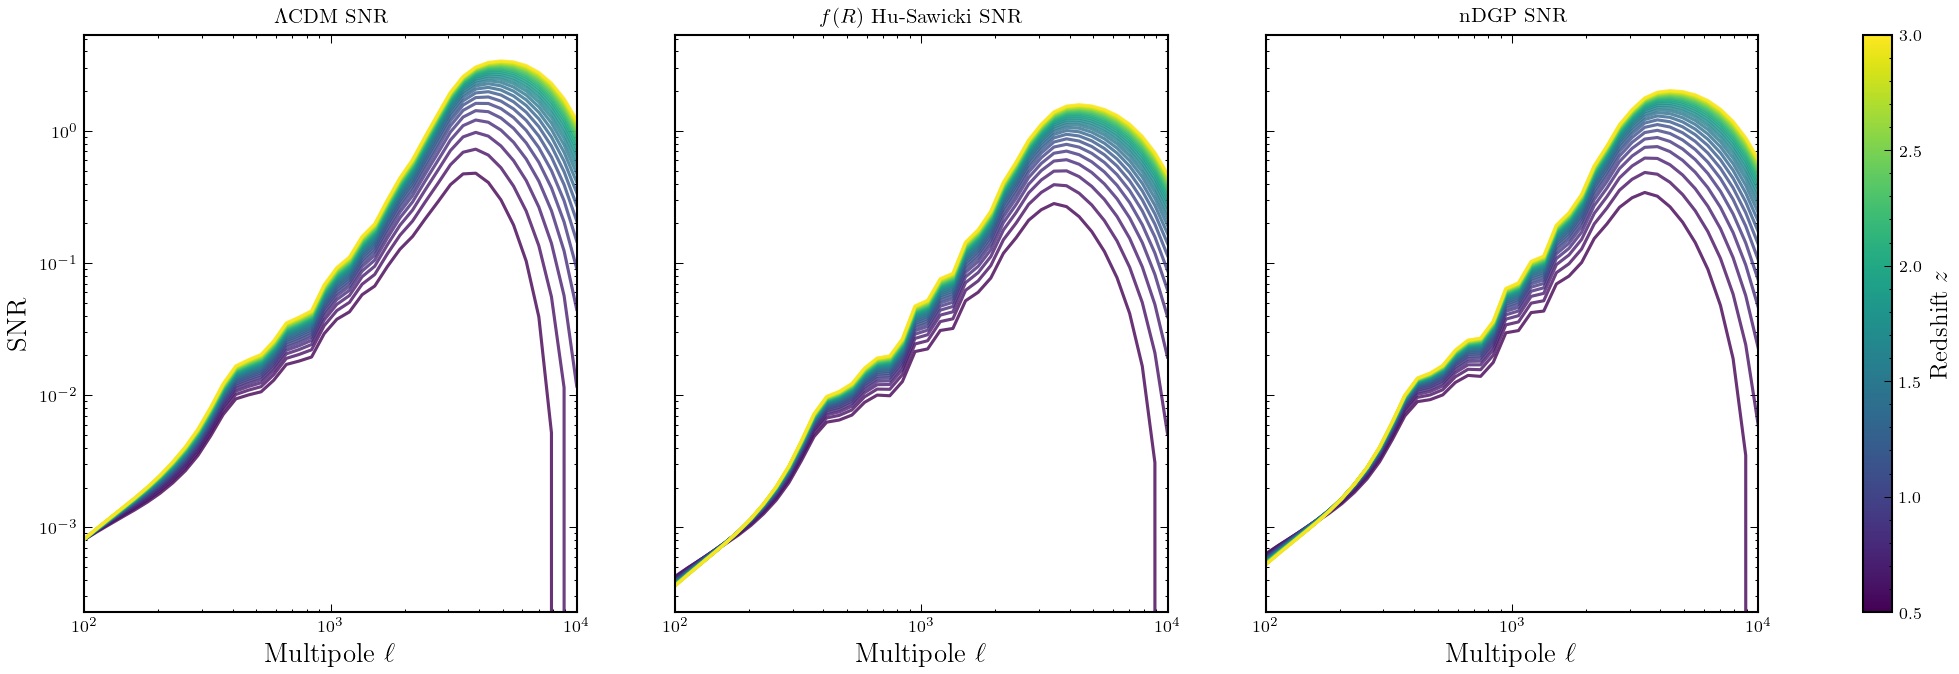
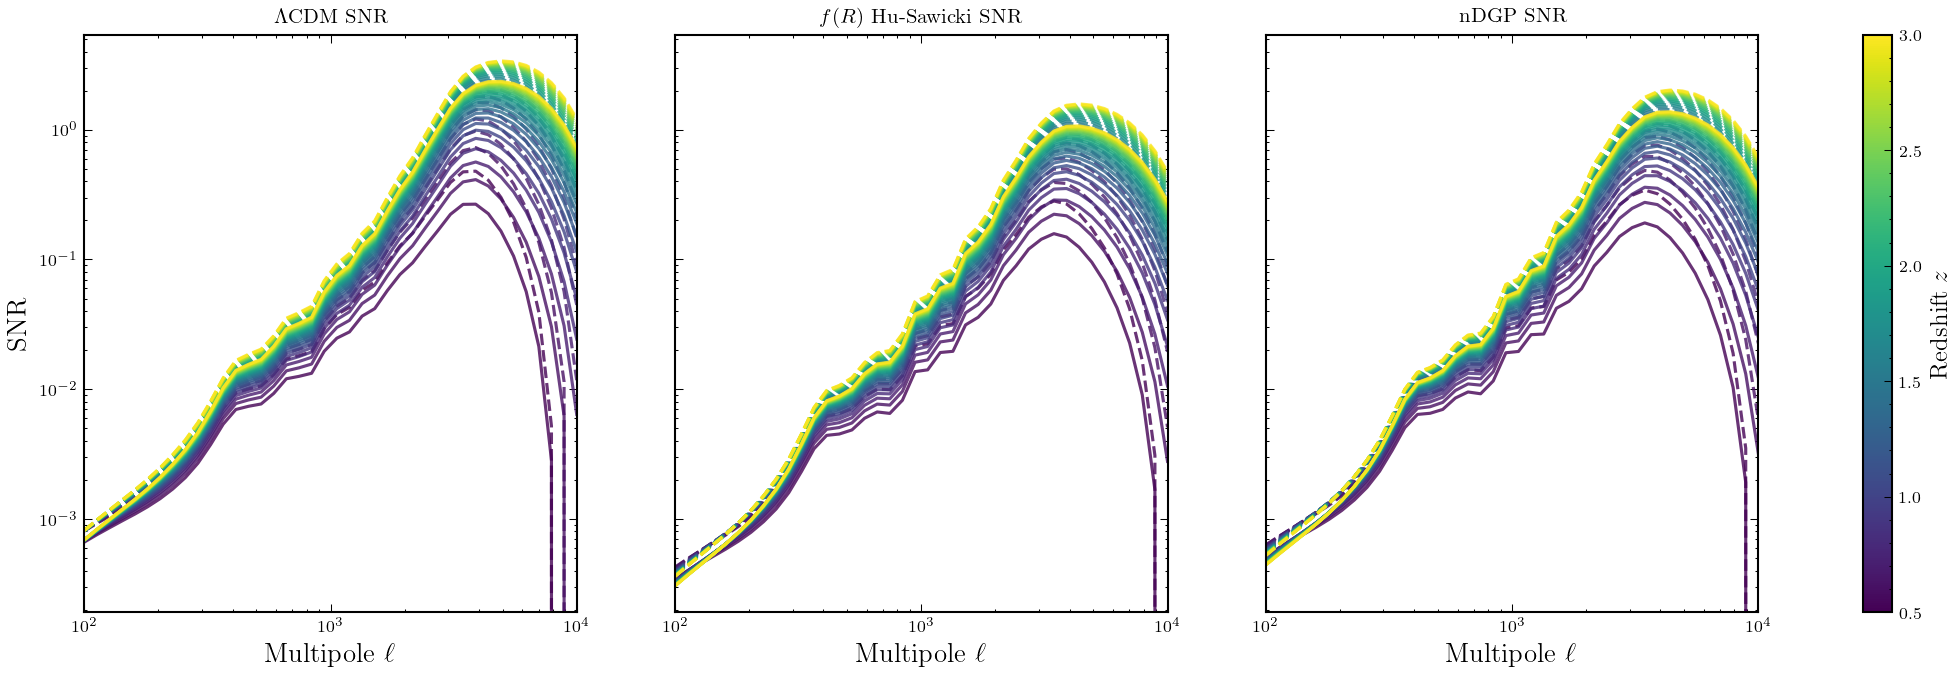
Code edit (unified diff) that turned the first committed figure into the second:
--- before
+++ after
@@ -15,5 +15,6 @@
         z_key = np.round(z, 1)
         color = cmap(norm(z_key))
-        ax[idx].loglog(ell_grid_z[m][z_key], SNR_z[m][z_key], color=color, alpha=0.8)
+        ax[idx].loglog(ell_grid_z[m][z_key], SNR_z[m]['Euclid']['SO'][z_key], color=color, alpha=0.8)
+        ax[idx].loglog(ell_grid_z[m][z_key], SNR_z[m]['LSST']['SO'][z_key], '--', color=color, alpha=0.8)
 
     ax[idx].set_xlim(ell_grid_z[m][3.0].min(), ell_grid_z[m][3.0].max())
@@ -29,4 +30,5 @@
 cbar.set_label(r"Redshift $z$", fontsize=12)
 
-plt.savefig(f'imgs/SNR_colorbar_{m}.pdf', bbox_inches='tight')
+# plt.tight_layout()
+plt.savefig(f'imgs/SNR_colorbar_survey_X_SO.pdf', bbox_inches='tight')
 plt.show()

Commit: Rearranged to automatize for surveys experiments combinations